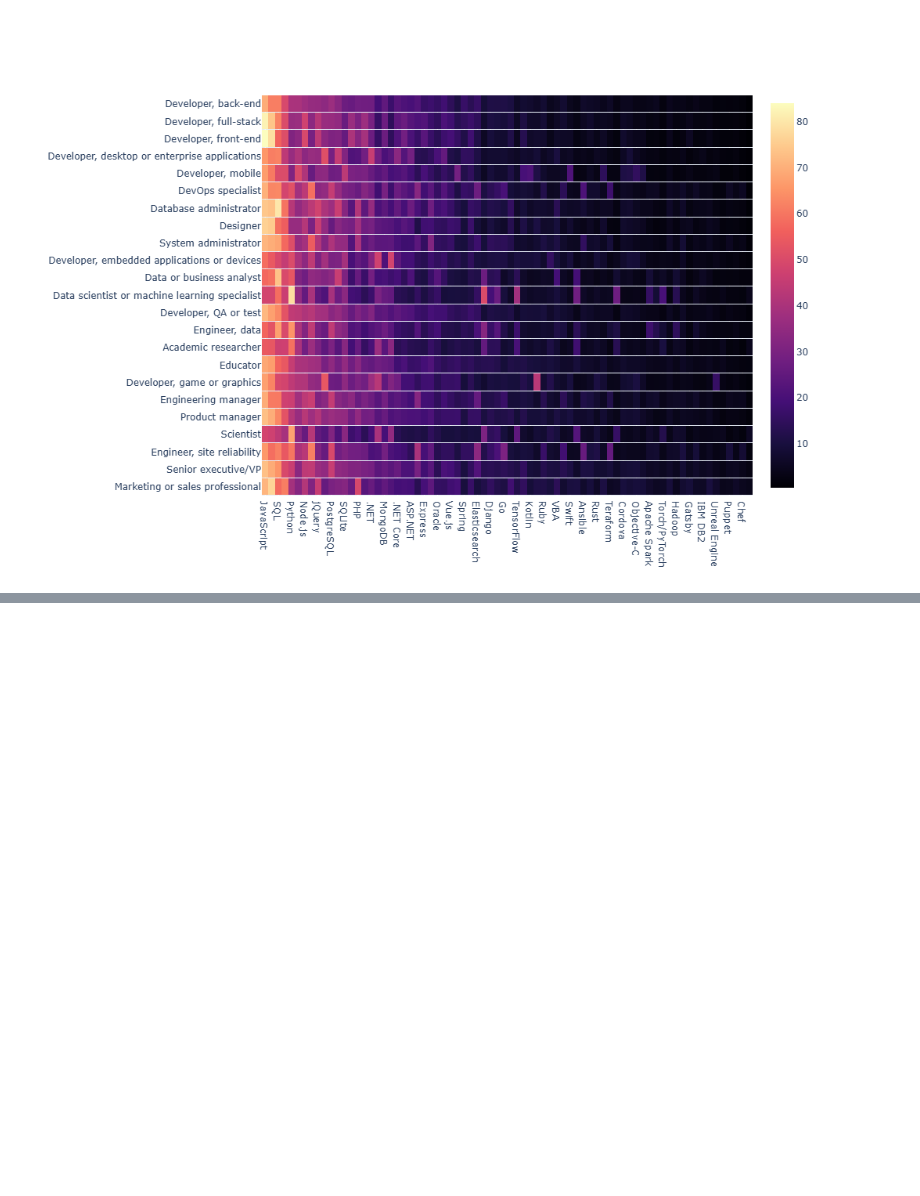
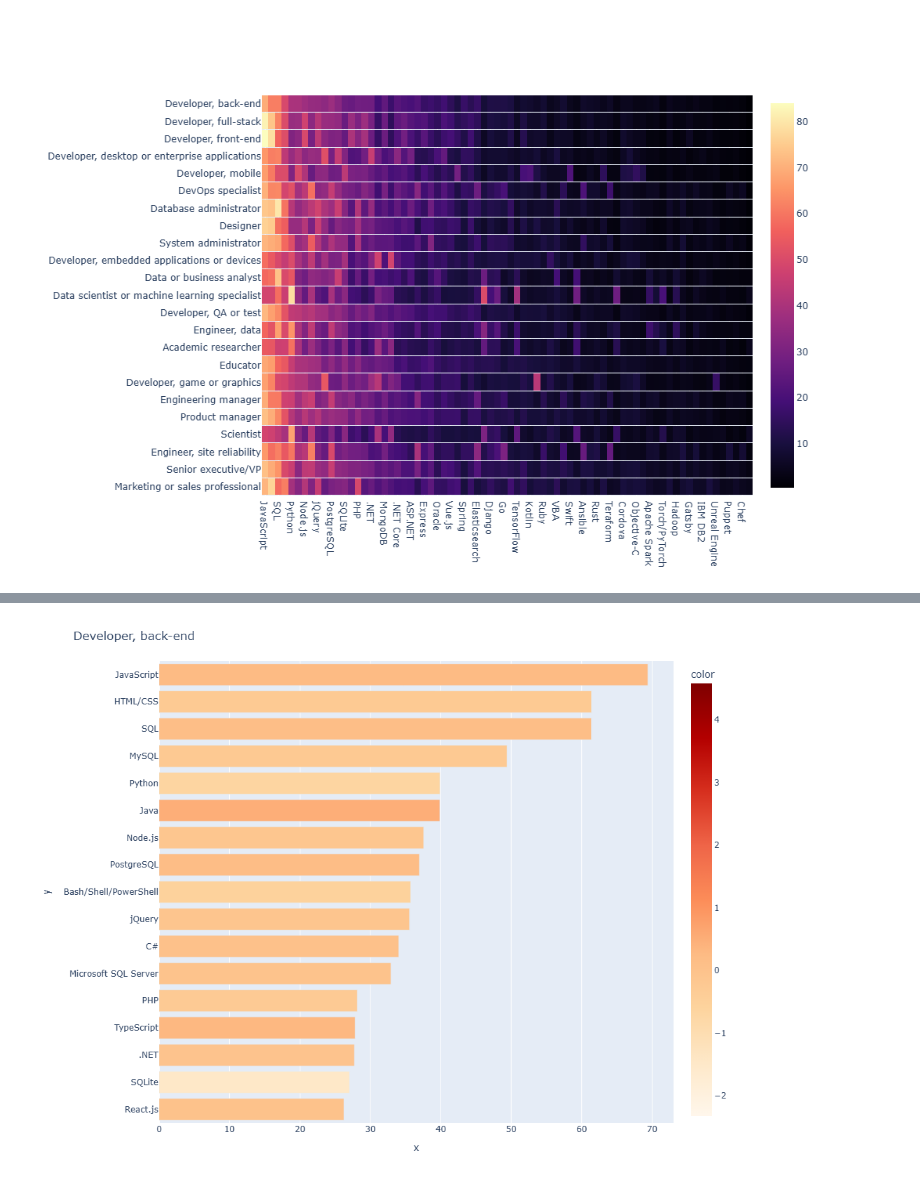
Before and after one commit to Abdel-hami/end2end_ds_project, a Jupyter notebook: notebooks/02_analytics.ipynb, the cells around one changed output, grey strips where cells are left out. Cells and saved outputs as stored; diff of their text form; code cells hidden in the pictures; blank space fills up the shorter version.

```diff
--- a/notebooks/02_analytics.ipynb
+++ b/notebooks/02_analytics.ipynb
@@ -281,0 +405,4 @@ fig.write_html(os.path.join(FIG_DIR, 'heatmap.html'))
+# %%
+single_role_skills = pd.concat([skills.loc[role], std_skills.loc[role]], axis=1)
+single_role_skills.columns = ['percentage', 'specificity']
+single_role_skills = single_role_skills.sort_values('percentage')
@@ -281,0 +425,17 @@ fig.write_html(os.path.join(FIG_DIR, 'heatmap.html'))
+# %%
+threshold = 25
+
+single_role_skills = single_role_skills[single_role_skills['percentage'] > threshold]
+
+fig = px.bar(df,
+             y=single_role_skills.index,
+             x=single_role_skills['percentage'],
+             color=single_role_skills['specificity'],
+             color_continuous_scale='orrd',
+             range_color=[std_skills.values.min(),std_skills.values.max()],
+             orientation='h')
+
+fig.update_layout(width=800, height=800, title=role)
+fig.show()
+# %% [output]
+[figure, added]
```
Also changed, not shown: parts of 14 cells of this notebook, 1 other file.
